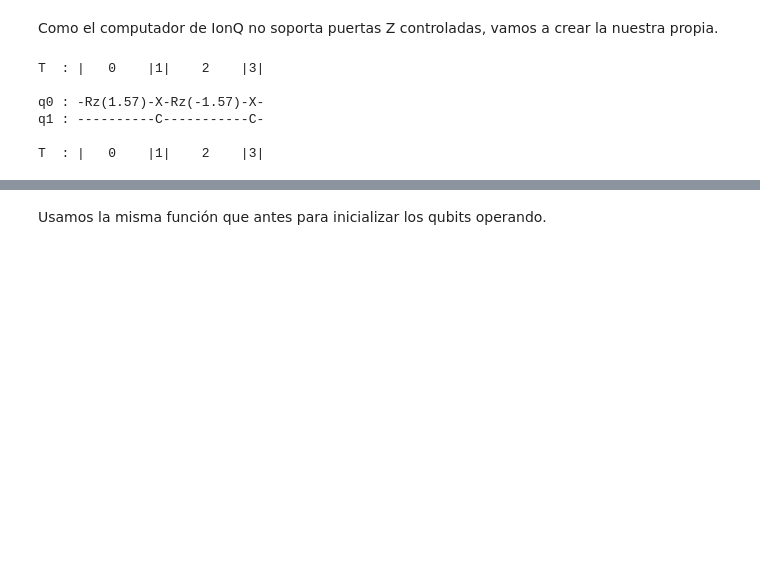
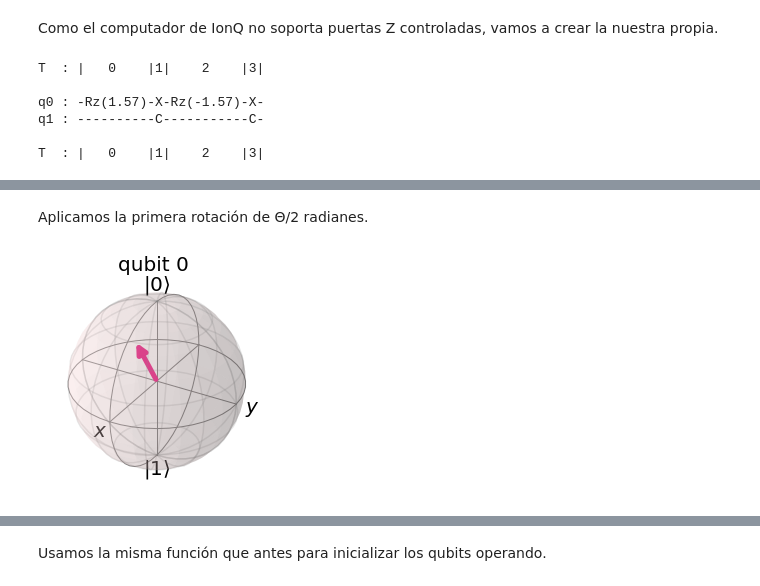
Before and after one commit to gulis1/APCC, a Jupyter notebook: Practica3/Ejercicio4.ipynb, the cells around one changed output, grey strips where cells are left out. Drawn from its saved outputs; the diff is of its cells as text; code cells hidden in the pictures; blank space fills up the shorter version.

```diff
--- a/Practica3/Ejercicio4.ipynb
+++ b/Practica3/Ejercicio4.ipynb
@@ -370,0 +392,9 @@ Para crear la puerta primero aplicamos una rotación de Θ/2 radianes al qubit o
+# %% [markdown]
+Aplicamos la primera rotación de Θ/2 radianes.
+# %%
+circ.rz(pi/4, 0)
+
+result = execute(circ, sim).result().get_statevector()
+plot_bloch_multivector(result)
+# %% [output]
+[figure, added]
```
Also changed, not shown: parts of 9 cells of this notebook.
